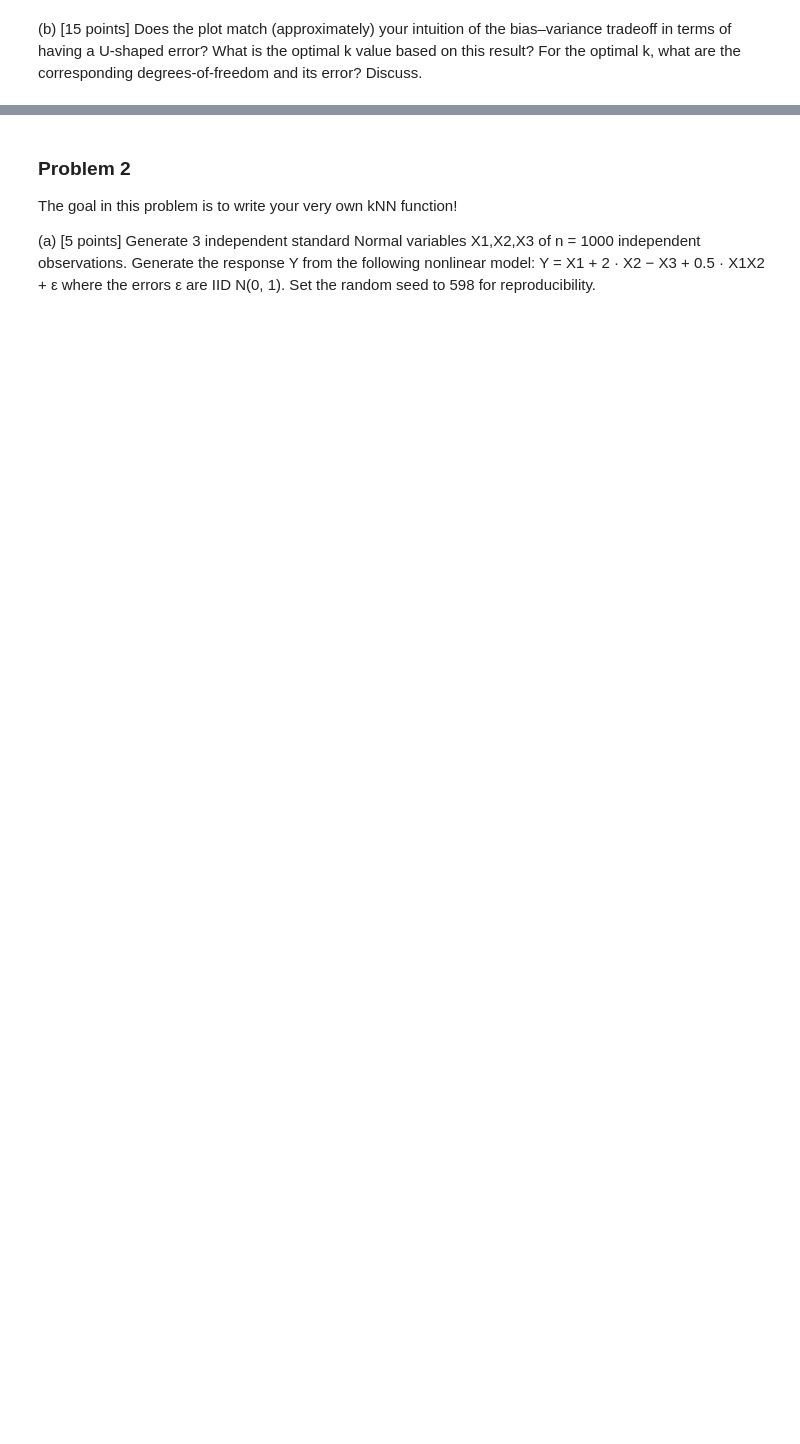
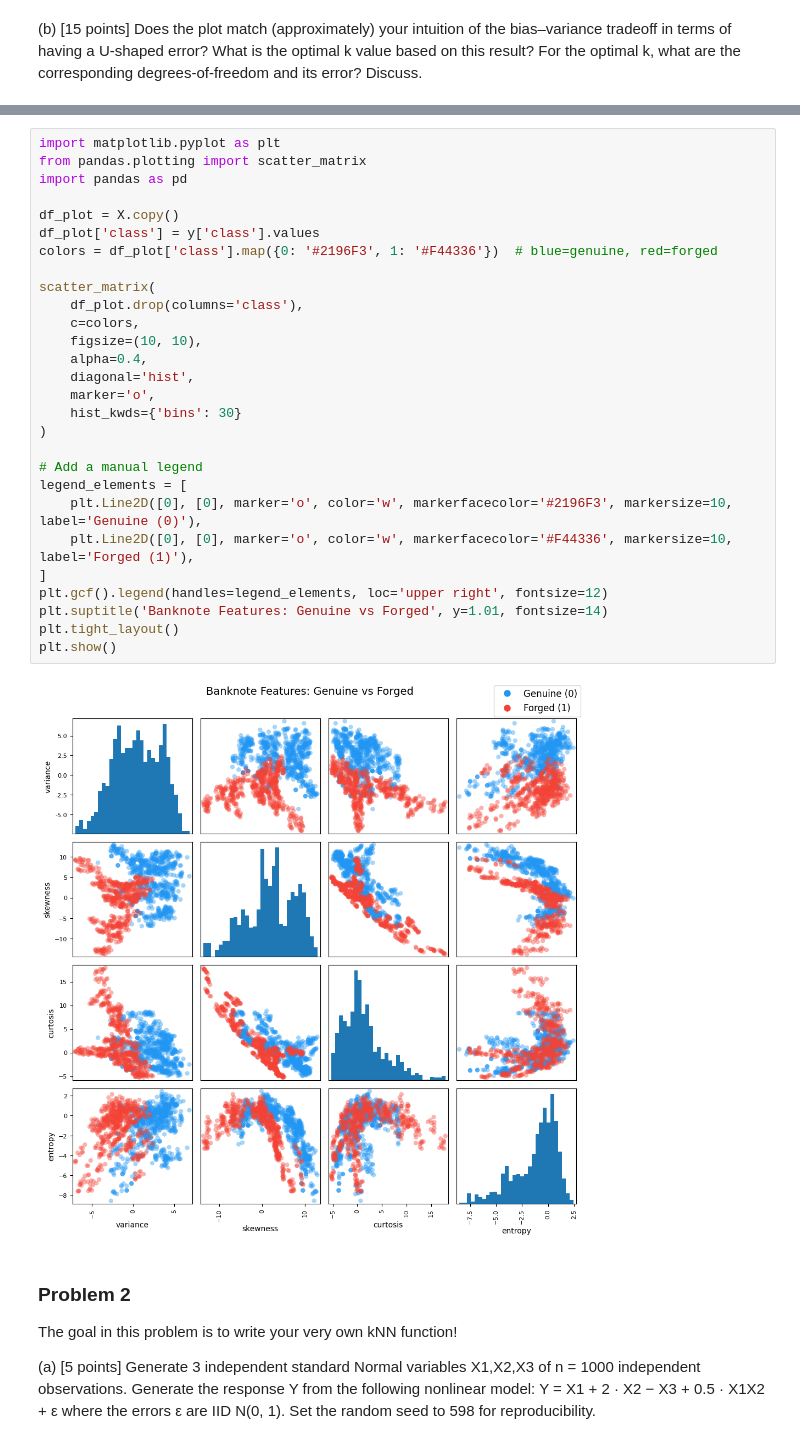
Before and after one commit to uiuc-msynowiec/cs598_psl, a Jupyter notebook: CodingAssignments/CA1/CS598_PSL_CA_1_Mark.ipynb, the cells around one changed output, grey strips where cells are left out. Cells and saved outputs as stored; diff of their text form; blank space fills up the shorter version.

```diff
--- a/CodingAssignments/CA1/CS598_PSL_CA_1_Mark.ipynb
+++ b/CodingAssignments/CA1/CS598_PSL_CA_1_Mark.ipynb
@@ -69,3 +127,33 @@ TODO discuss questions above. - Ryan
+# %%
+import matplotlib.pyplot as plt
+from pandas.plotting import scatter_matrix
+import pandas as pd
+
+df_plot = X.copy()
+df_plot['class'] = y['class'].values
+colors = df_plot['class'].map({0: '#2196F3', 1: '#F44336'})  # blue=genuine, red=forged
+
+scatter_matrix(
+    df_plot.drop(columns='class'),
+    c=colors,
+    figsize=(10, 10),
+    alpha=0.4,
+    diagonal='hist',
+    marker='o',
+    hist_kwds={'bins': 30}
+)
+
+# Add a manual legend
+legend_elements = [
+    plt.Line2D([0], [0], marker='o', color='w', markerfacecolor='#2196F3', markersize=10, label='Genuine (0)'),
+    plt.Line2D([0], [0], marker='o', color='w', markerfacecolor='#F44336', markersize=10, label='Forged (1)'),
+]
+plt.gcf().legend(handles=legend_elements, loc='upper right', fontsize=12)
+plt.suptitle('Banknote Features: Genuine vs Forged', y=1.01, fontsize=14)
+plt.tight_layout()
+plt.show()
+# %% [output]
+[figure, added]
 # %% [markdown]
 ### Problem 2
 
```
Also changed, not shown: parts of 5 cells of this notebook.
